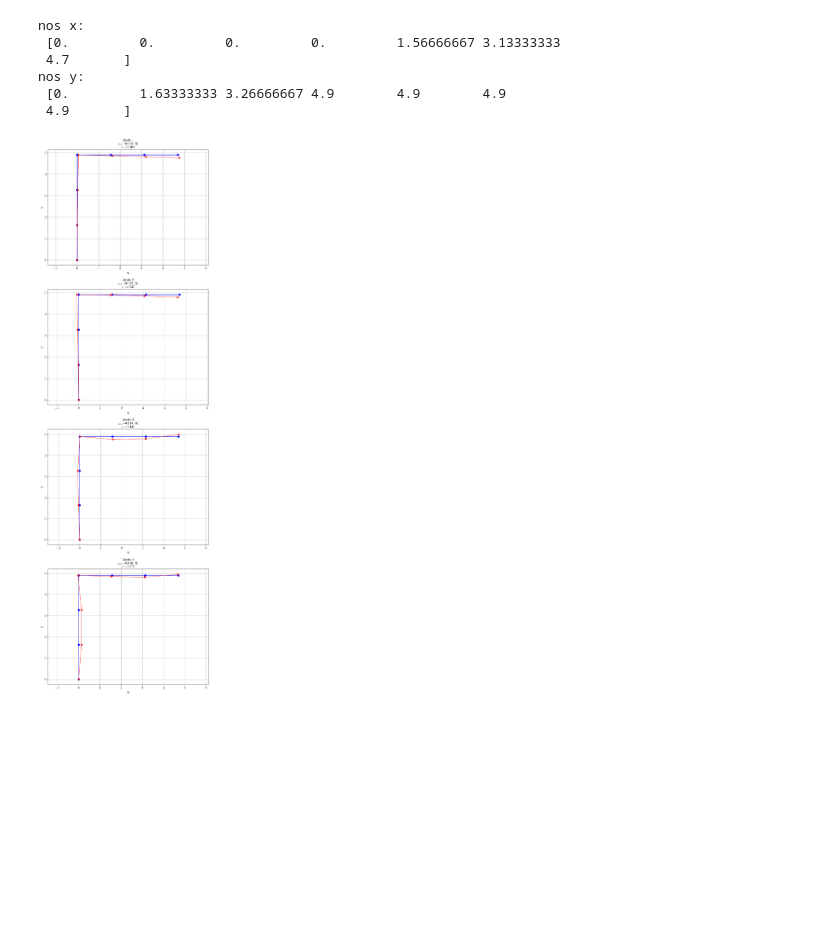
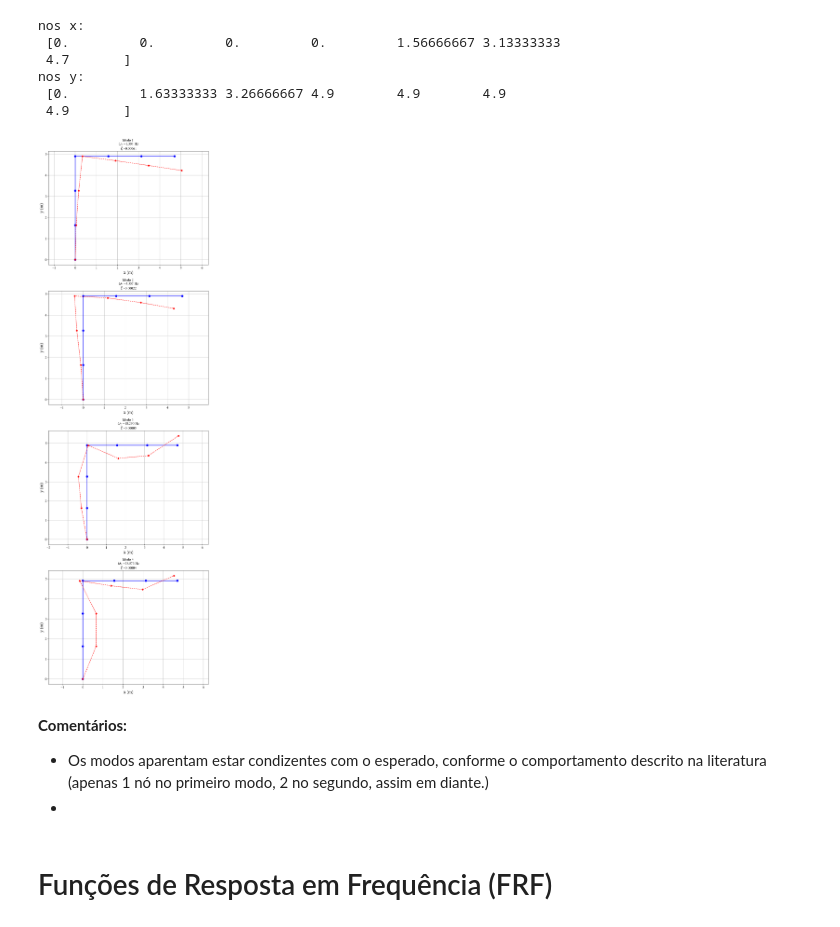
Before and after one commit to TonhoSF1/Vibracoes2, a Jupyter notebook: Trabalho.ipynb, the cells around one changed output. Drawn from its saved outputs; the diff is of its cells as text; code cells hidden in the pictures; blank space fills up the shorter version.

Commit message:
Comentários gerais e ajustes nas seções de Método Line-fit e Projeto de Absorvedores

```diff
--- a/Trabalho.ipynb
+++ b/Trabalho.ipynb
@@ -2,15 +4,18 @@
 # Pacotes úteis
 import matplotlib.pyplot as plt  # para os gráficos
 import numpy as np  # para operações matemáticas
+from scipy.signal import find_peaks
+from scipy import fft
+import pandas as pd
+import matplotlib.pyplot as pl # para os gráficos
 
-# %matplotlib notebook
-# %matplotlib ipympl
 
 # opções de figuras
 plt.rcParams["font.family"] = ["serif"]
 plt.rcParams["font.serif"] = ["Times New Roman"]
 plt.rcParams["figure.autolayout"] = True
-plt.rcParams["text.usetex"] = True
+# plt.rcParams["text.usetex"] = True
+plt.rcParams["text.usetex"] = False
 
 SMALL_SIZE = 14
 MEDIUM_SIZE = 18
@@ -125,6 +138,6 @@ def TransformationMatrix(s_theta, c_theta):
 # %%
 # Propriedades mecânicas do poste (Aço SAE 1010).
-E = 205e3  # Módulo de elasticidade (MPa)
+E = 205e9  # Módulo de elasticidade (MPa)
 rho = 7850  # Densidade (kg/m³)
 
 # Dimensões do poste.
@@ -315,41 +336,47 @@ nos y:
  [0.         1.63333333 3.26666667 4.9        4.9        4.9
  4.9       ]
 # %%
-# # Plot dos modos de Vibrar
+# Plot dos modos de Vibrar
 n_modos = 4
-scale = 1  # Fator de escala para visualização
+scale = 5  # Fator de escala para visualização
 
 # Extrair deslocamentos em x e y
 x_modo = np.zeros((total_nos - 1, n_modos))
 y_modo = np.zeros((total_nos - 1, n_modos))
 
 # Extrair deslocamentos (x, y, θ) para todos os modos
 u_x = S[0::3, :n_modos]  # DOFs em x (shape: (total_nos, n_modos))
 u_y = S[1::3, :n_modos]  # DOFs em y (shape: (total_nos, n_modos))
 
 
 # Aplicar escala e ajustar dimensões para broadcasting
 x_modo = x_nos[1:].reshape(-1, 1) + scale * u_x  # shape: (total_nos, n_modos)
 y_modo = y_nos[1:].reshape(-1, 1) + scale * u_y
 
 # Fixar o primeiro nó (suporte)
 x_modo = np.insert(x_modo, 0, x_nos[0], axis=0)
 y_modo = np.insert(y_modo, 0, y_nos[0], axis=0)
 
 # Plotar
 fig, axs = plt.subplots(n_modos, 1, figsize=(10, 8 * n_modos))
 for i in range(n_modos):
     axs[i].plot(x_nos, y_nos, "-ob", linewidth=2, markersize=8, label="Nós")
     axs[i].plot(x_modo[:, i], y_modo[:, i], "--or", linewidth=1.5, markersize=6, label="Modo")
     axs[i].grid(True)
     axs[i].set_title(
-        f"Modo {i + 1} \n" + r"$\omega_n$ =" + f"{wn[i]:.3f} Hz \n" + r"$\zeta$ =" + f"{zeta_i[i]:.3f}", fontsize=14
+        f"Modo {i + 1} \n" + r"$\omega_n$ =" + f"{(wn[i]/2/np.pi):.3f} Hz \n" + r"$\zeta$ =" + f"{zeta_i[i]:.5f}", fontsize=14
     )
-    axs[i].set_xlabel("x")
-    axs[i].set_ylabel("y")
+    axs[i].set_xlabel("x (m)")
+    axs[i].set_ylabel("y (m)")
     axs[i].axis("equal")
 
 plt.tight_layout()
 plt.show()
 # %% [output]
-[figure, old version]
+[figure, new version]
+# %% [markdown]
+**Comentários:**
+- Os modos aparentam estar condizentes com o esperado, conforme o comportamento descrito na literatura (apenas 1 nó no primeiro modo, 2 no segundo, assim em diante.)
+-
+# %% [markdown]
+# Funções de Resposta em Frequência (FRF)
```
Also changed, not shown: parts of 53 cells of this notebook, 1 other file.
